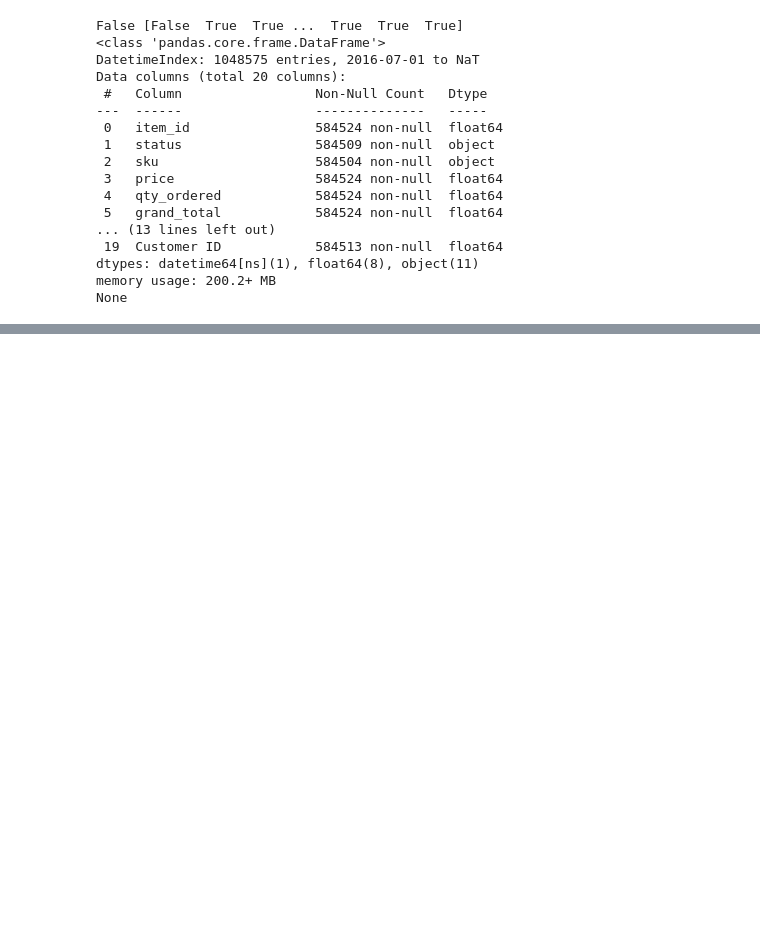
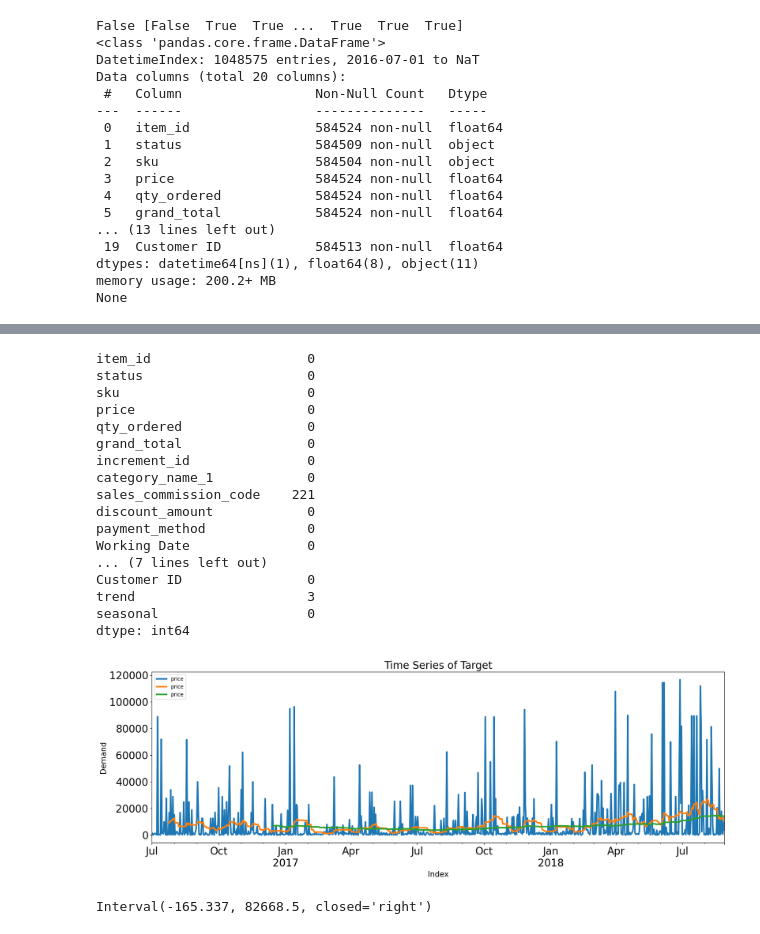
Before and after one commit to ksydata/HanaDTUniv_ToyObject, a Jupyter notebook: TimeSeriesDataAnalysis.ipynb, the cells around one changed output, grey strips where cells are left out. Drawn from its saved outputs; the diff is of its cells as text; code cells hidden in the pictures; blank space fills up the shorter version.

```diff
--- a/TimeSeriesDataAnalysis.ipynb
+++ b/TimeSeriesDataAnalysis.ipynb
@@ -371,0 +422,27 @@ plt.show()
+# %%
+new_ecommerce_data = TSA.TimeSeriesEDA()
+    # count_diff를 생성하는 것의 이점이 있나
+    # ???
+# %% [output]
+item_id                    0
+status                     0
+sku                        0
+price                      0
+qty_ordered                0
+grand_total                0
+increment_id               0
+category_name_1            0
+sales_commission_code    221
+discount_amount            0
+payment_method             0
+Working Date               0
+... (7 lines left out)
+Customer ID                0
+trend                      3
+seasonal                   0
+dtype: int64
+[figure, added]
+# %%
+pd.cut(new_ecommerce_data["grand_total"], 2)[0]
+# %% [output]
+Interval(-165.337, 82668.5, closed='right')
```
Also changed, not shown: parts of 6 cells of this notebook.
